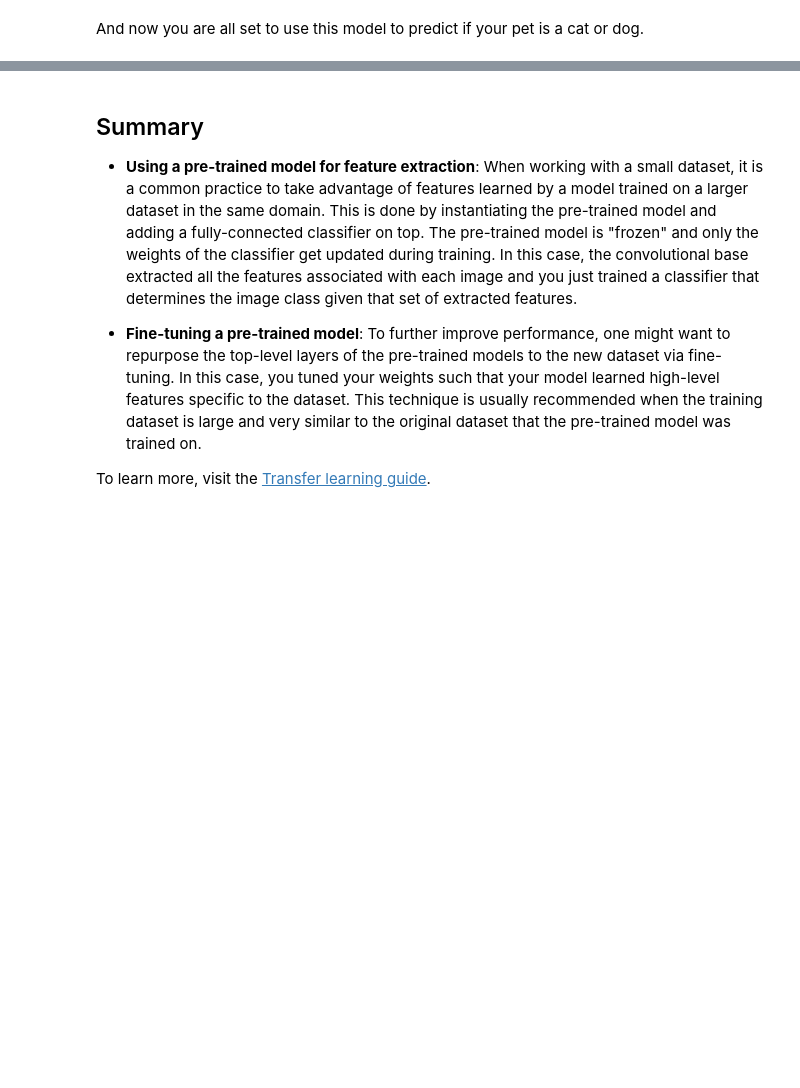
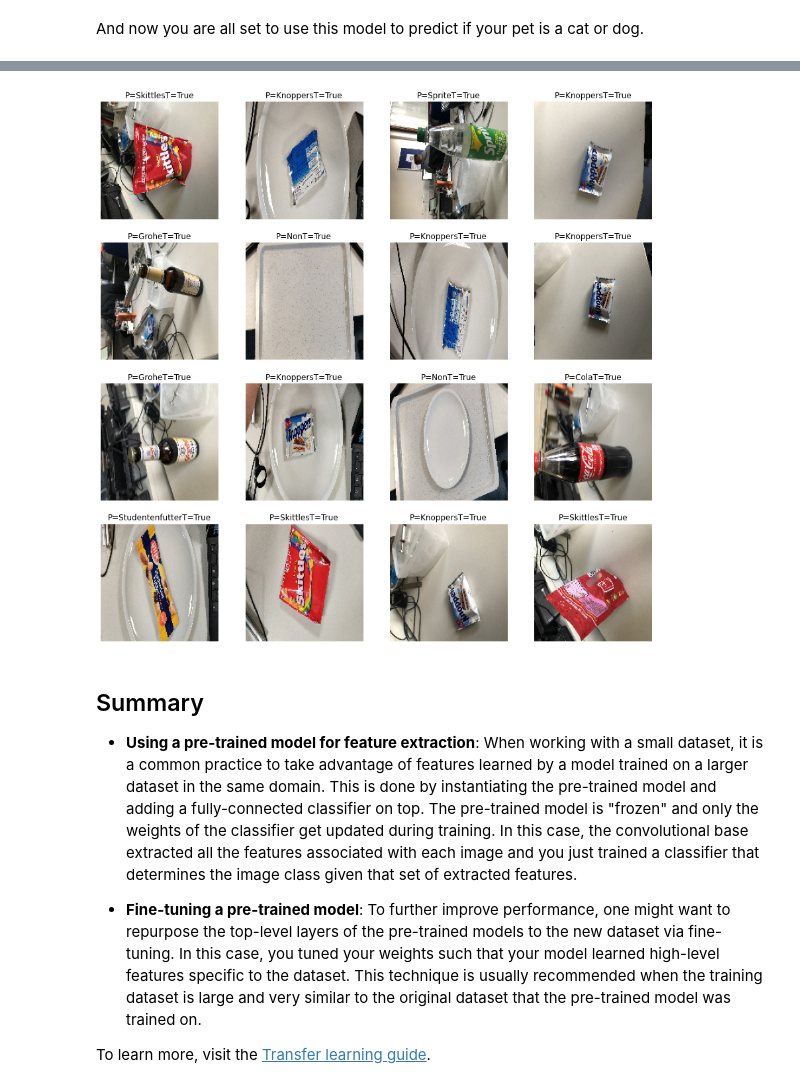
Before and after one commit to timmaier98/cantinaSelfCheckout, a Jupyter notebook: own_dataset_transfer_learning.ipynb, the cells around one changed output, grey strips where cells are left out. Cells and saved outputs as stored; diff of their text form; code cells hidden in the pictures; blank space fills up the shorter version.

Commit message:
Added functionality in notebook to see some test results at the end of the model training.

```diff
--- a/own_dataset_transfer_learning.ipynb
+++ b/own_dataset_transfer_learning.ipynb
@@ -636,3 +642,5 @@ model.save(f"trained_models/eigene_daten{datetime.datetime.now().strftime('%d_%m
 # %%
 # Ony uncomment for milestones
 # model.save(f"trained_models/own_data_with_none_class_fine_tuned.h5")
+# %%
+model = tf.keras.models.load_model('trained_models/own_data_with_none_class_fine_tuned.h5')
@@ -639,3 +665,18 @@ model.save(f"trained_models/eigene_daten{datetime.datetime.now().strftime('%d_%m
+# %%
+# Retrieve a batch of images from the test set
+image_batch, label_batch = test_dataset.as_numpy_iterator().next()
+predictions = model.predict_on_batch(image_batch)
+
+
+plt.figure(figsize=(15, 15))
+for i, prediction in enumerate(predictions):
+    ax = plt.subplot(4, 4, i + 1)
+    plt.imshow(image_batch[i].astype("uint8"))
+    plt.title(f"P={get_pos_of_max_p(prediction)}T={get_pos_of_max_p(label_batch[i]) == get_pos_of_max_p(prediction)}")
+    # print(get_pos_of_max_p(prediction))
+    plt.axis("off")
+# %% [output]
+[figure, added]
 # %% [markdown]
 ## Summary
 
```
Also changed, not shown: parts of 3 cells of this notebook.
